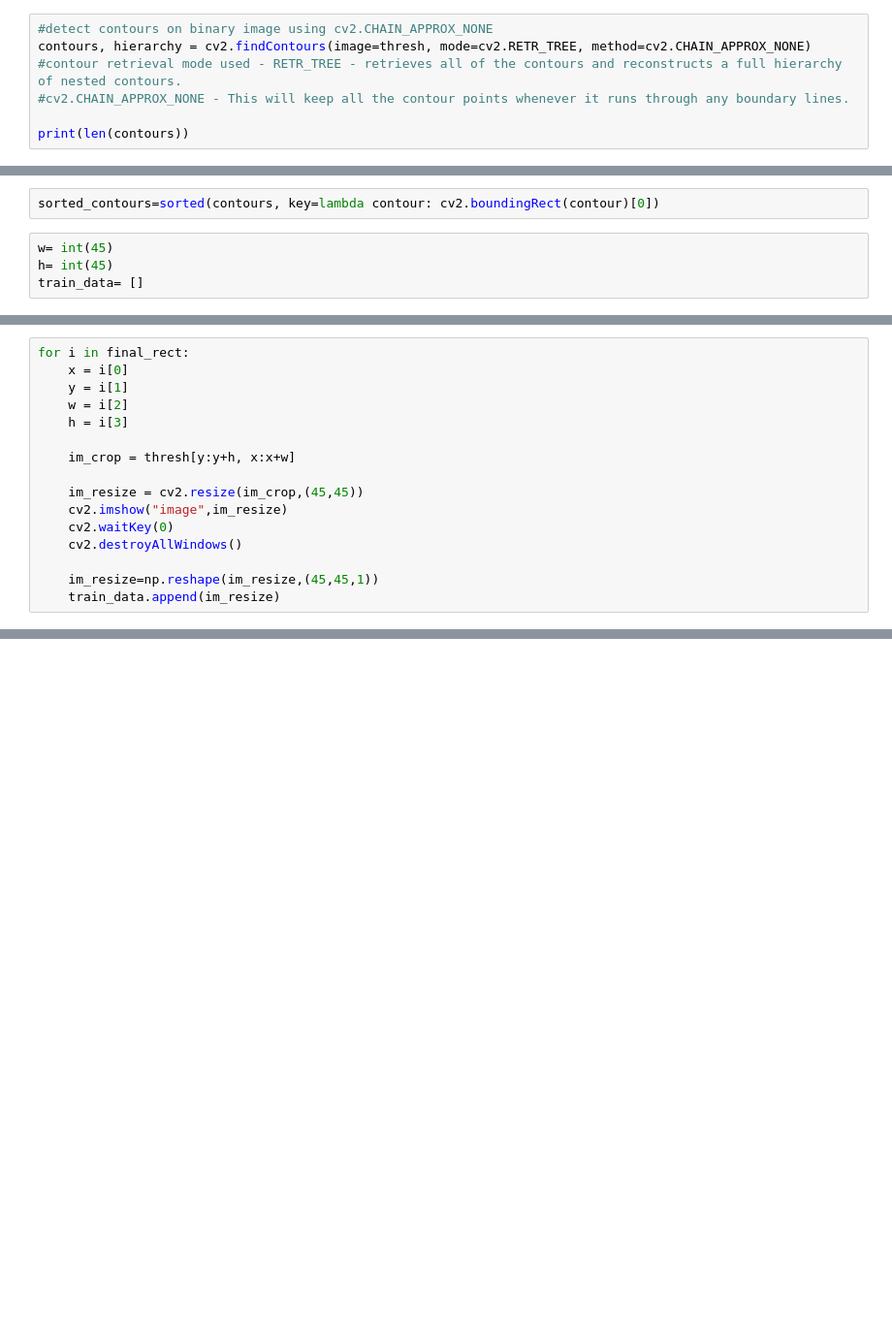
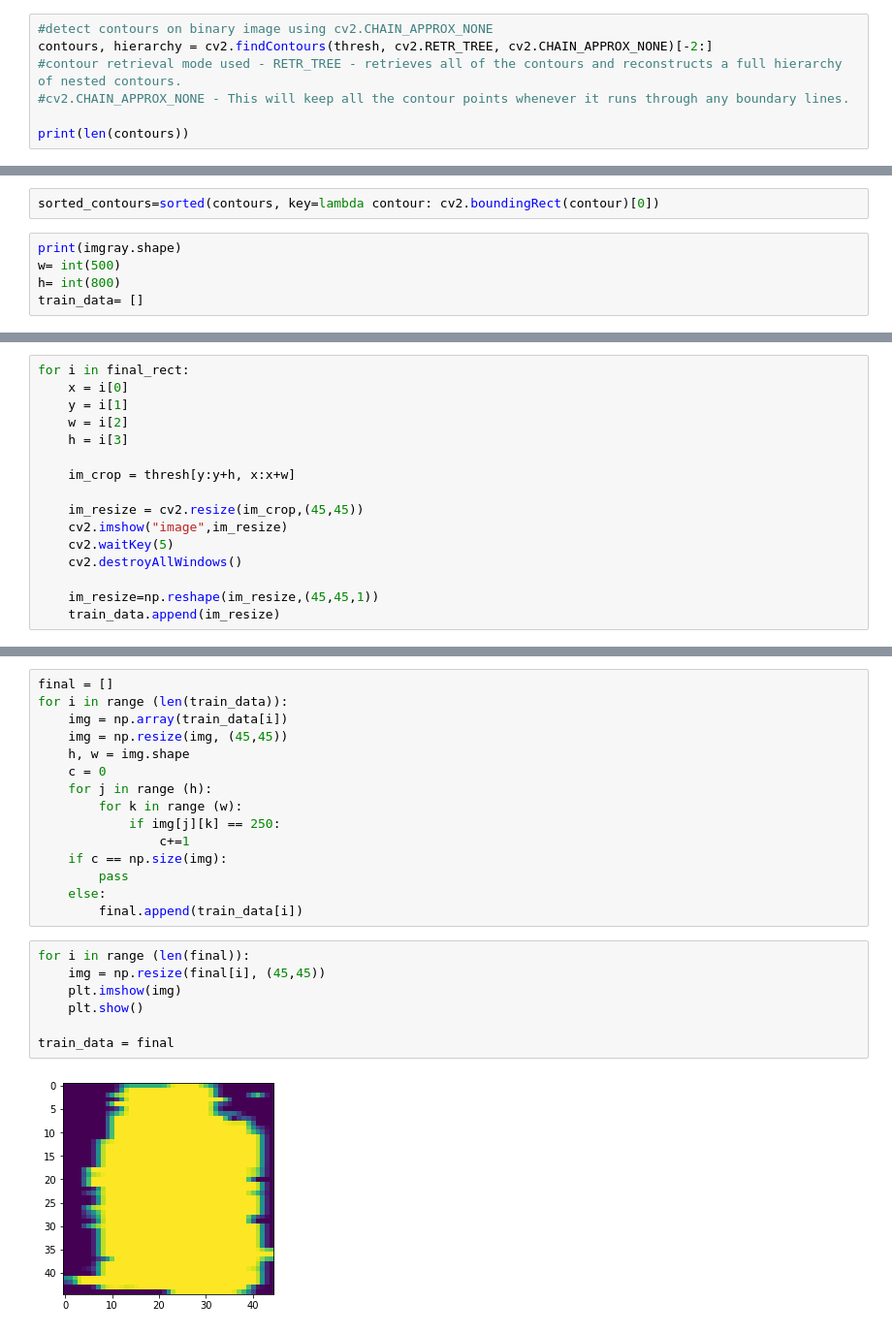
Before and after one commit to sidhya3112/Equation-Solver-Using-CNN, a Jupyter notebook: Contour part.ipynb, the cells around one changed output, grey strips where cells are left out. Shown at 97% size. Cells and saved outputs as stored; diff of their text form; blank space fills up the shorter version.

```diff
--- a/Contour part.ipynb
+++ b/Contour part.ipynb
@@ -35,6 +41,6 @@ cv2.destroyAllWindows()
 # %%
 #detect contours on binary image using cv2.CHAIN_APPROX_NONE
-contours, hierarchy = cv2.findContours(image=thresh, mode=cv2.RETR_TREE, method=cv2.CHAIN_APPROX_NONE)
+contours, hierarchy = cv2.findContours(thresh, cv2.RETR_TREE, cv2.CHAIN_APPROX_NONE)[-2:]
 #contour retrieval mode used - RETR_TREE - retrieves all of the contours and reconstructs a full hierarchy of nested contours.
 #cv2.CHAIN_APPROX_NONE - This will keep all the contour points whenever it runs through any boundary lines.
 
@@ -44,6 +50,7 @@ print(len(contours))
 # %%
 sorted_contours=sorted(contours, key=lambda contour: cv2.boundingRect(contour)[0])
 # %%
-w= int(45)
-h= int(45)
+print(imgray.shape)
+w= int(500)
+h= int(800)
 train_data= []
@@ -114,7 +123,7 @@ for i in final_rect:
 
     im_resize = cv2.resize(im_crop,(45,45))
     cv2.imshow("image",im_resize)
-    cv2.waitKey(0)
+    cv2.waitKey(5)
     cv2.destroyAllWindows()
 
     im_resize=np.reshape(im_resize,(45,45,1))
@@ -121,0 +138,24 @@ for i in final_rect:
+# %%
+final = []
+for i in range (len(train_data)):
+    img = np.array(train_data[i])
+    img = np.resize(img, (45,45))
+    h, w = img.shape
+    c = 0
+    for j in range (h):
+        for k in range (w):
+            if img[j][k] == 250:
+                c+=1
+    if c == np.size(img):
+        pass
+    else:
+        final.append(train_data[i])
+# %%
+for i in range (len(final)):
+    img = np.resize(final[i], (45,45))
+    plt.imshow(img)
+    plt.show()
+
+train_data = final
+# %% [output]
+[figure, added]
```
Also changed, not shown: parts of 15 cells of this notebook, 3 other files.
